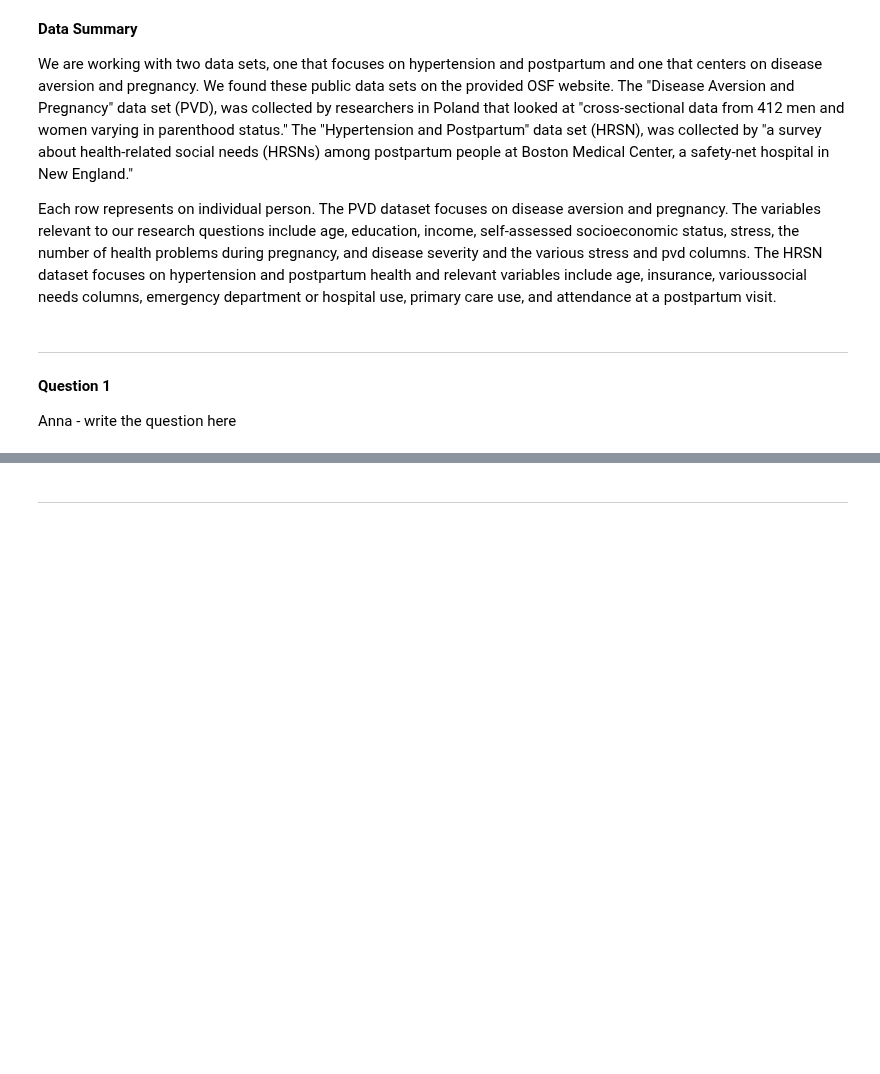
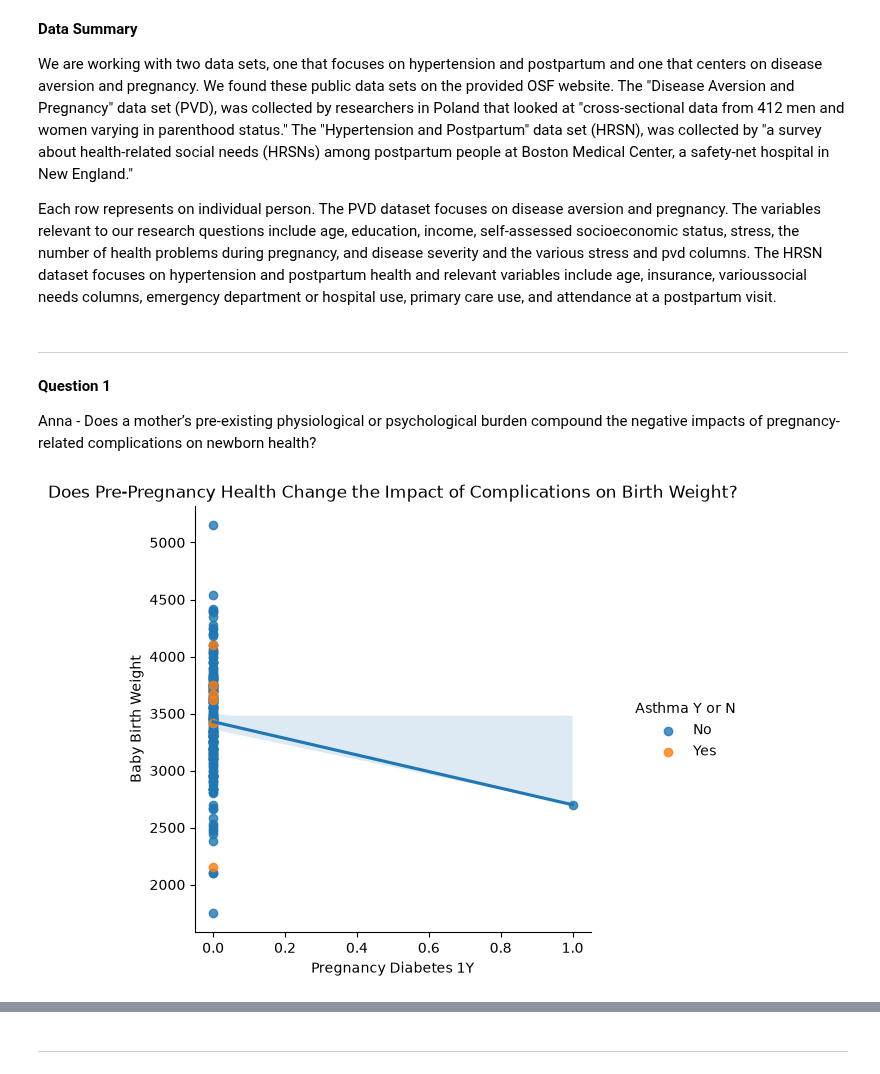
Before and after one commit to vgemoetsjohnson-sketch/FDS2-F26-FinalProject-Group2, a Jupyter notebook: proposal.ipynb, the cells around one changed output, grey strips where cells are left out. Saved outputs shown, nothing was run; the diff lists cells and outputs as text; code cells hidden in the pictures; blank space fills up the shorter version.

```diff
--- a/proposal.ipynb
+++ b/proposal.ipynb
@@ -51,7 +54,35 @@ The HRSN dataset focuses on hypertension and postpartum health and relevant vari
 # %% [markdown]
 **Question 1**
 
-Anna - write the question here
+Anna - Does a mother’s pre-existing physiological or psychological burden compound the negative impacts of pregnancy-related complications on newborn health?
 # %%
-# code the first look figure here
+pvd = pd.read_excel('data/pvdstudy.xlsx')
+pvd_cleaned = pvd.dropna(axis=1, how='any')
+pvd_cleaned.columns.tolist()
+
+phys = 'Asthma'
+x = 'Pregnancy diabetes 1y'
+y = 'Birth weight'
+
+xtraclean = pvd_cleaned[[phys, x, y]].dropna().copy()
+xtraclean[x] = xtraclean[x].apply(lambda val: 1 if 'cukrzyca' in str(val).lower() else 0)
+xtraclean[phys] = pd.to_numeric(xtraclean[phys], errors='coerce')
+xtraclean[y] = pd.to_numeric(xtraclean[y], errors='coerce')
+xtraclean = xtraclean.dropna()
+
+xtraclean['Asthma Y or N'] = xtraclean[phys].map({1: 'Yes', 0: 'No'})
+
+sns.lmplot(
+    data=xtraclean,
+    x=x,
+    y=y,
+    hue='Asthma Y or N')
+
+plt.title('Does Pre-Pregnancy Health Change the Impact of Complications on Birth Weight?')
+plt.xlabel('Pregnancy Diabetes 1Y')
+plt.ylabel('Baby Birth Weight')
+
+plt.show()
+# %% [output]
+[figure, added]
 # %% [markdown]
```
Also changed, not shown: parts of 7 cells of this notebook, 3 other files.
